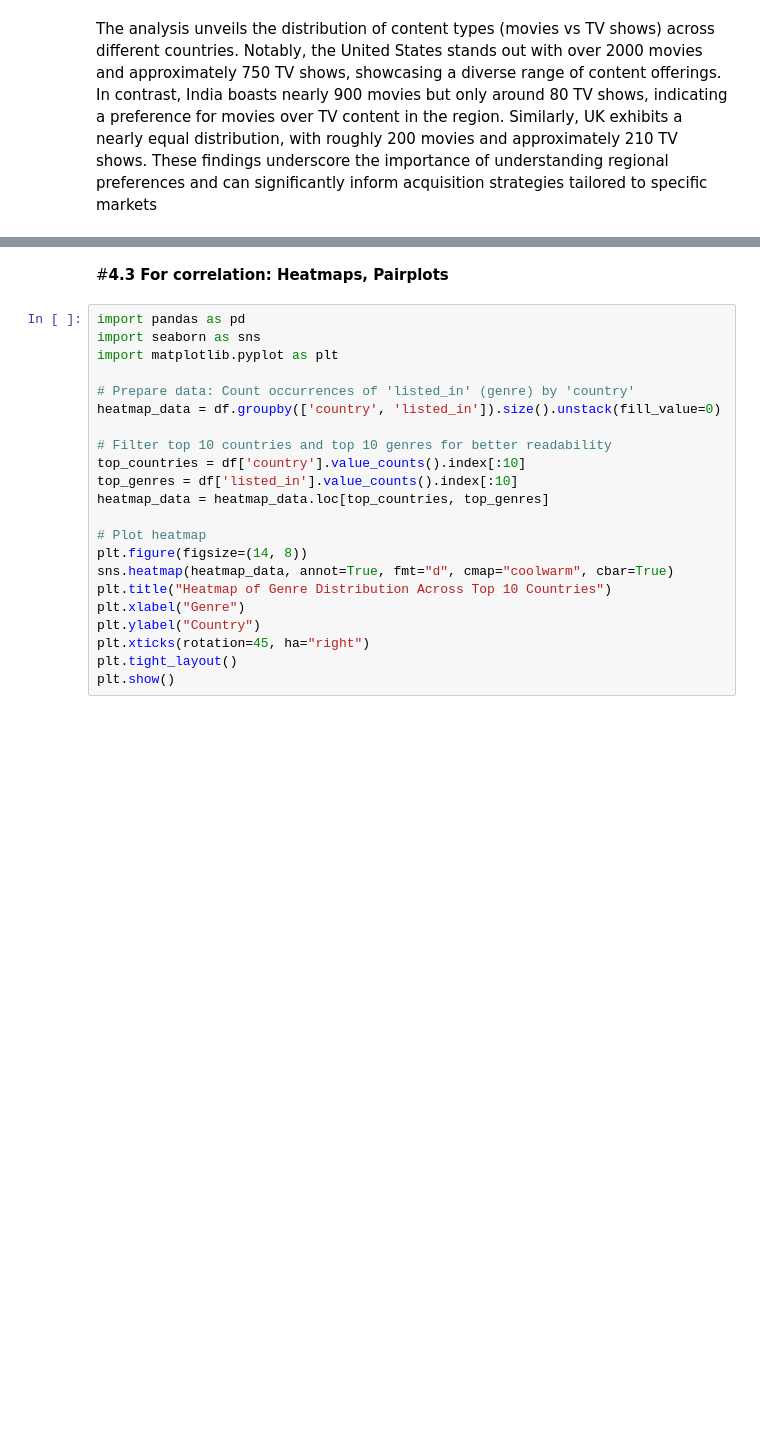
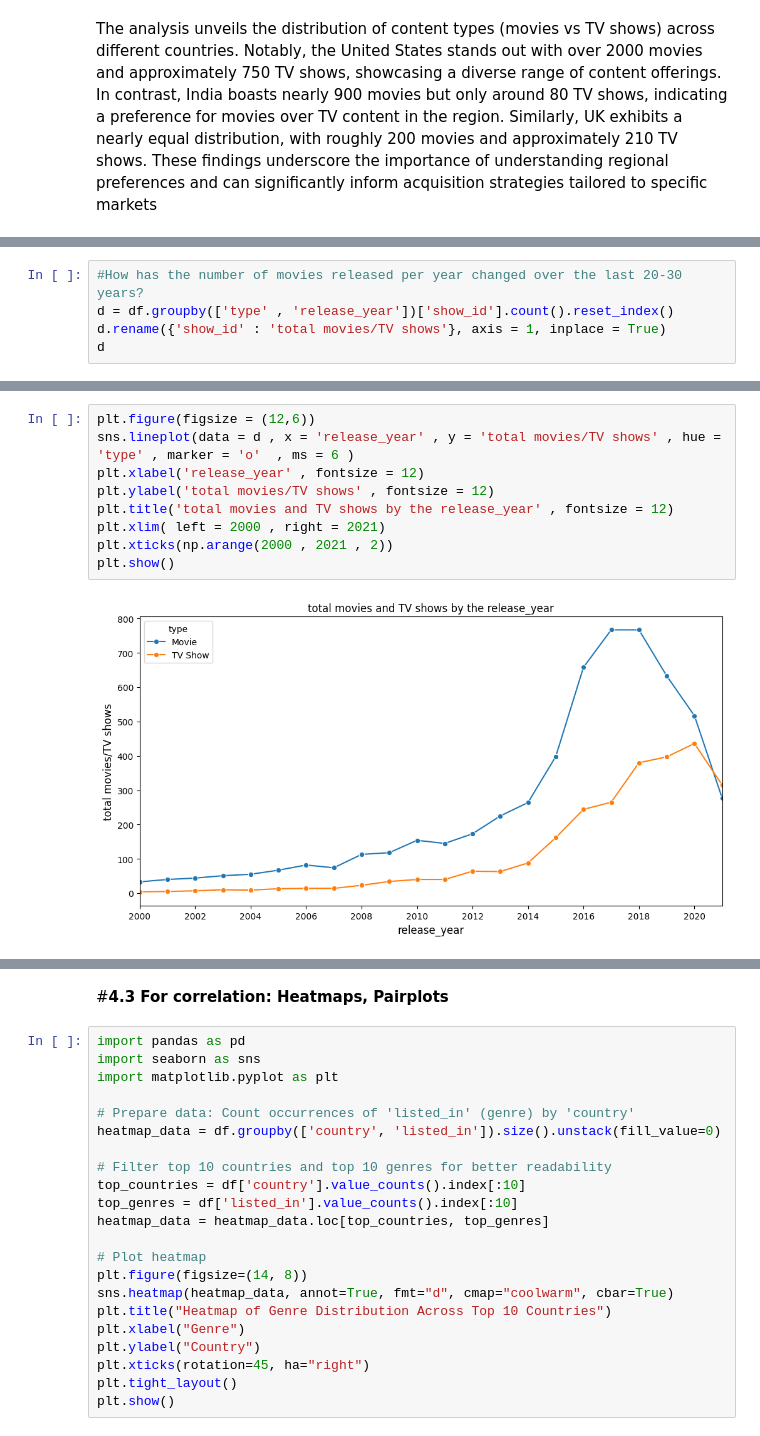
Before and after one commit to sr606/Python-Practice, a Jupyter notebook: Business_Case_Netflix_Data_Exploration_and_Visualisation.ipynb, the cells around one changed output, grey strips where cells are left out. Cells and saved outputs as stored; diff of their text form; blank space fills up the shorter version.

```diff
--- a/Business_Case_Netflix_Data_Exploration_and_Visualisation.ipynb
+++ b/Business_Case_Netflix_Data_Exploration_and_Visualisation.ipynb
@@ -663,0 +671,5 @@ d
+# %%
+#How has the number of movies released per year changed over the last 20-30 years?
+d = df.groupby(['type' , 'release_year'])['show_id'].count().reset_index()
+d.rename({'show_id' : 'total movies/TV shows'}, axis = 1, inplace = True)
+d
@@ -663,0 +690,11 @@ d
+# %%
+plt.figure(figsize = (12,6))
+sns.lineplot(data = d , x = 'release_year' , y = 'total movies/TV shows' , hue = 'type' , marker = 'o'  , ms = 6 )
+plt.xlabel('release_year' , fontsize = 12)
+plt.ylabel('total movies/TV shows' , fontsize = 12)
+plt.title('total movies and TV shows by the release_year' , fontsize = 12)
+plt.xlim( left = 2000 , right = 2021)
+plt.xticks(np.arange(2000 , 2021 , 2))
+plt.show()
+# %% [output]
+[figure, added]
```
Also changed, not shown: parts of 12 cells of this notebook.
